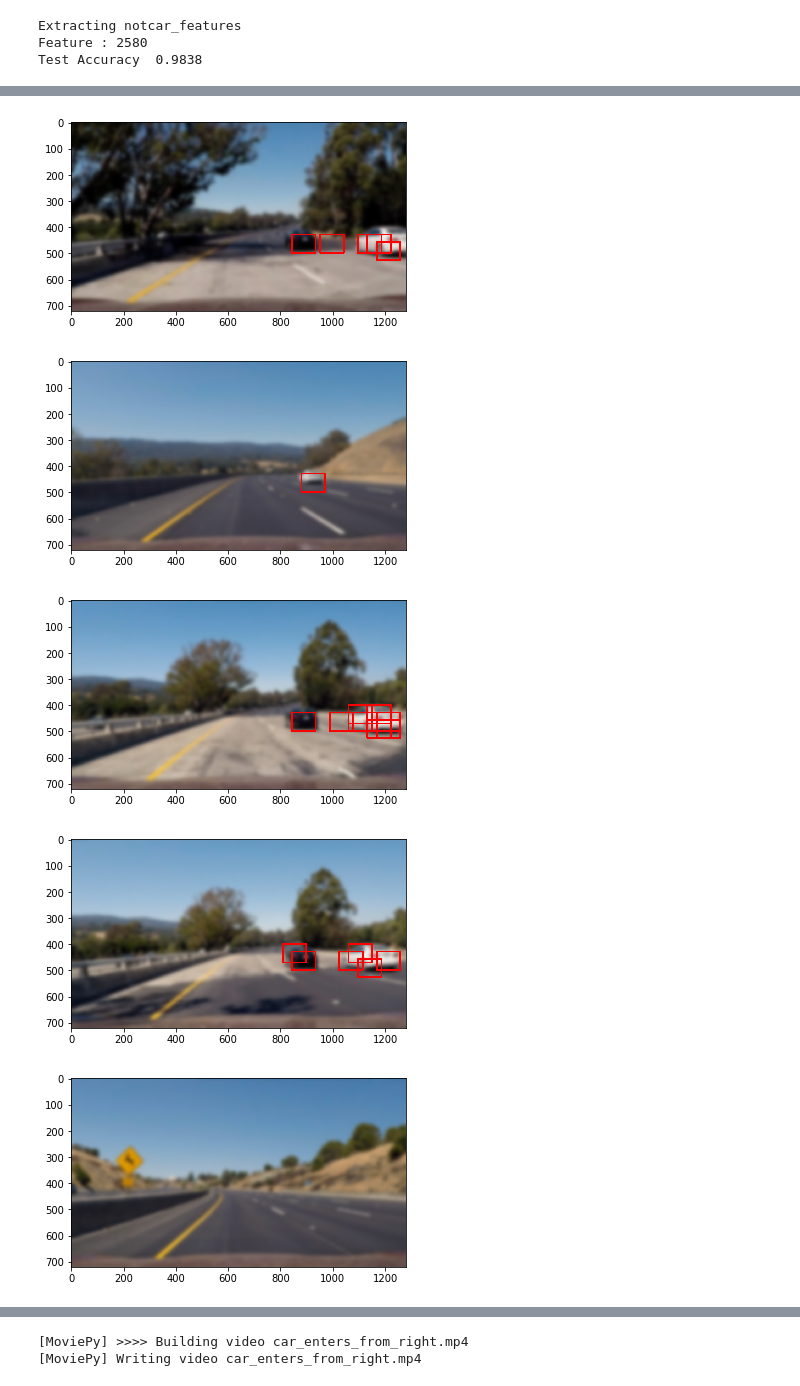
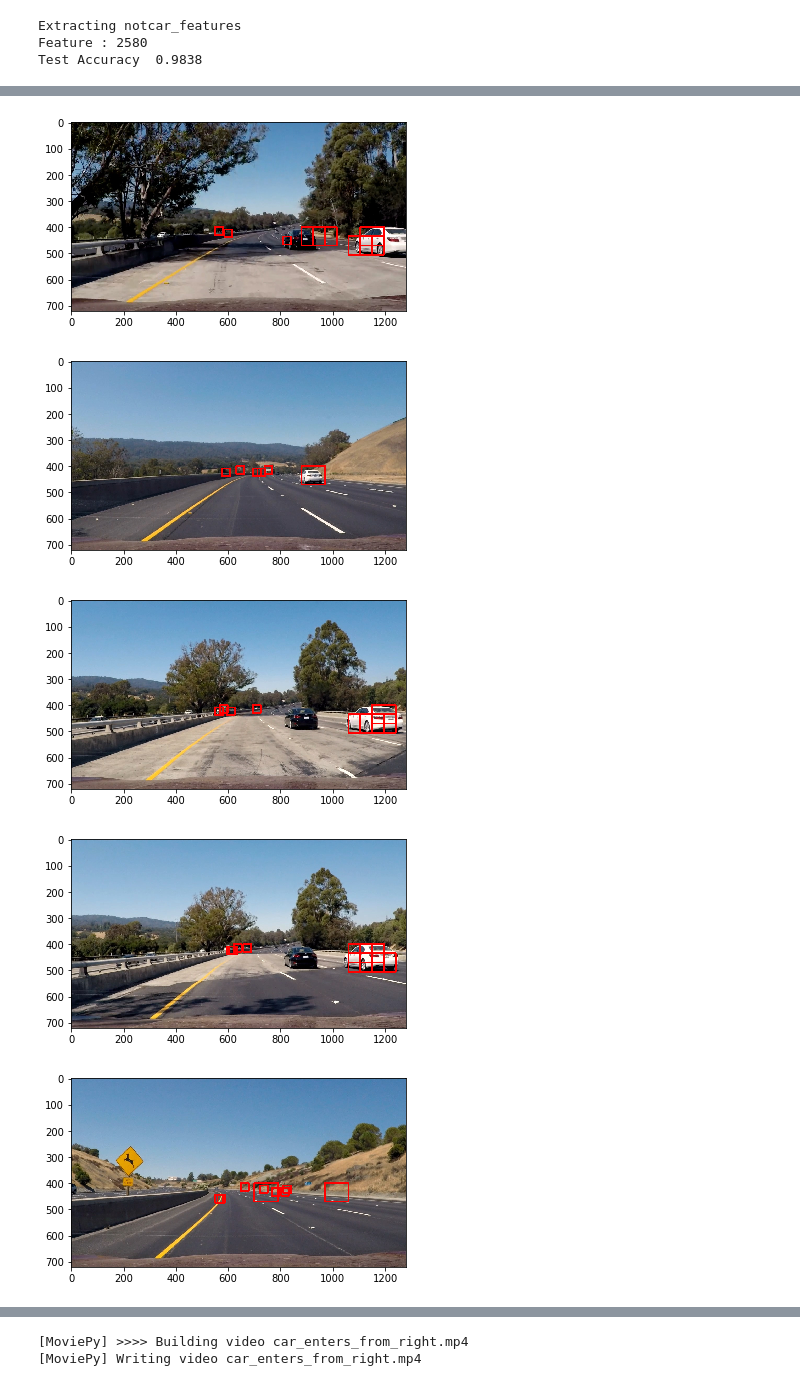
Before and after one commit to malichao/CarND-Vehicle-Detection, a Jupyter notebook: test.ipynb, the cells around one changed output, grey strips where cells are left out. Drawn from its saved outputs; the diff is of its cells as text; code cells hidden in the pictures.

```diff
--- a/test.ipynb
+++ b/test.ipynb
@@ -244,8 +244,8 @@ for file in glob.glob('test_images/test*.jpg'):
     image = cv2.imread(file)
     images.append(image)
 # %%
-windows = slide_window(images[0], x_start_stop=[700, None], y_start_stop=[400, 640],
-                xy_window=(90, 70), xy_overlap=(0.6, 0.6))
-window_img = draw_boxes(image, windows, color=(0, 0, 255), thick=6)
+windows1 = slide_window(images[0], x_start_stop=[700, None], y_start_stop=[400, 640],
+                xy_window=(90, 70), xy_overlap=(0.5, 0.5))
+window_img = draw_boxes(image, windows1, color=(0, 0, 255), thick=6)
 show_image(window_img)
 # %% [output]
@@ -252,0 +253,5 @@ show_image(window_img)
+# %%
+windows2 = slide_window(images[0], x_start_stop=[900, None], y_start_stop=[400, None],
+                xy_window=(200, 200), xy_overlap=(0.7, 0.7))
+window_img = draw_boxes(image, windows2, color=(0, 255, 0), thick=6)
+show_image(window_img)
@@ -252,0 +260,5 @@ show_image(window_img)
+# %%
+windows3 = slide_window(images[0], x_start_stop=[550, 850], y_start_stop=[400, 480],
+                xy_window=(30, 30), xy_overlap=(0.7, 0.7))
+window_img = draw_boxes(image, windows3, color=(255, 0, 0), thick=1)
+show_image(window_img)
@@ -252,0 +267,6 @@ show_image(window_img)
+# %%
+windows = windows1 + windows2 + windows3
+window_img = draw_boxes(image, windows1, color=(255, 0, 0), thick=2)
+window_img = draw_boxes(window_img, windows2, color=(0, 255, 0), thick=2)
+window_img = draw_boxes(window_img, windows3, color=(0, 0, 255), thick=2)
+show_image(window_img)
@@ -253,7 +275,7 @@ show_image(window_img)
 # %%
 for image in images:
-    image_test = cv2.GaussianBlur(image, (45, 45), 0)
-    draw_image = np.copy(image_test)
+    image_test = cv2.GaussianBlur(image, (15, 15), 0)
+    draw_image = np.copy(image)
     hot_windows = []
     hot_windows += (search_windows(image_test, windows, svc, X_scaler, color_space=color_space,
                         spatial_size=spatial_size, hist_bins=hist_bins,
@@ -269,5 +289,5 @@ for image in images:
-[figure, old version]
+[figure, new version]
-[figure, old version]
+[figure, new version]
-[figure, old version]
+[figure, new version]
-[figure, old version]
+[figure, new version]
-[figure, old version]
+[figure, new version]
```
Also changed, not shown: parts of 11 cells of this notebook.
